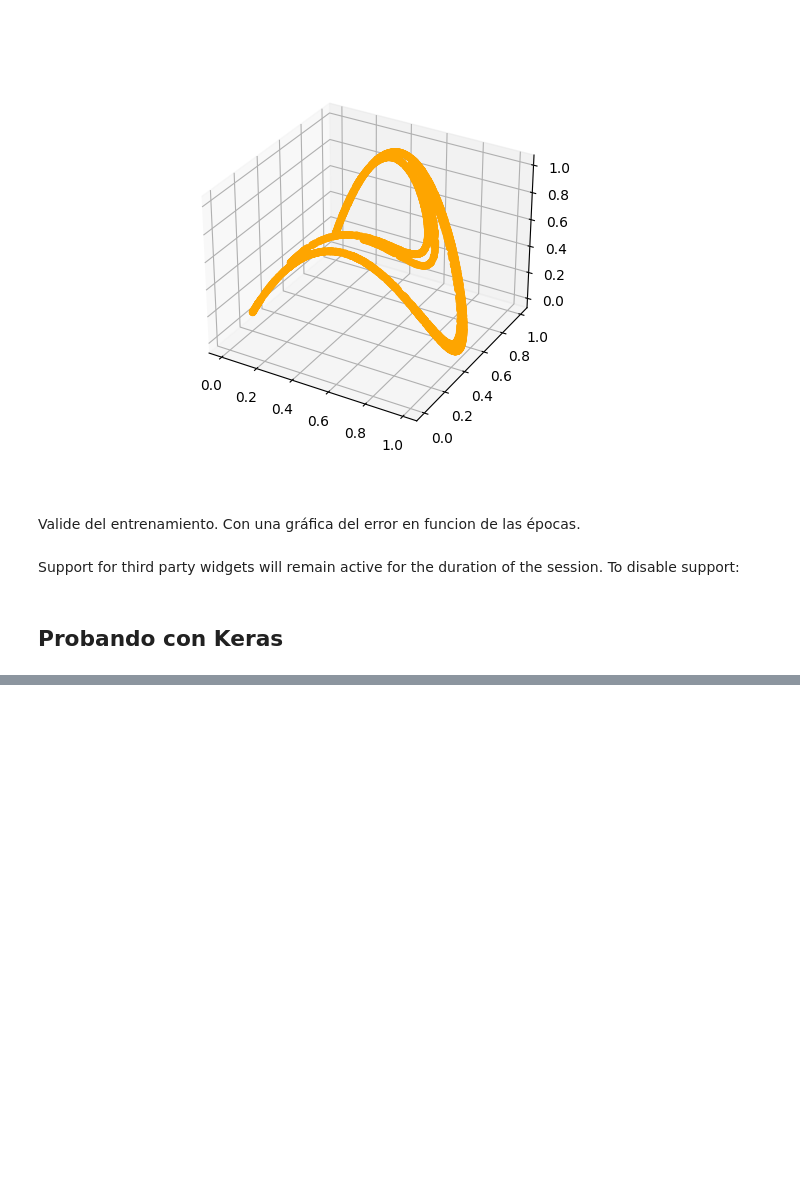
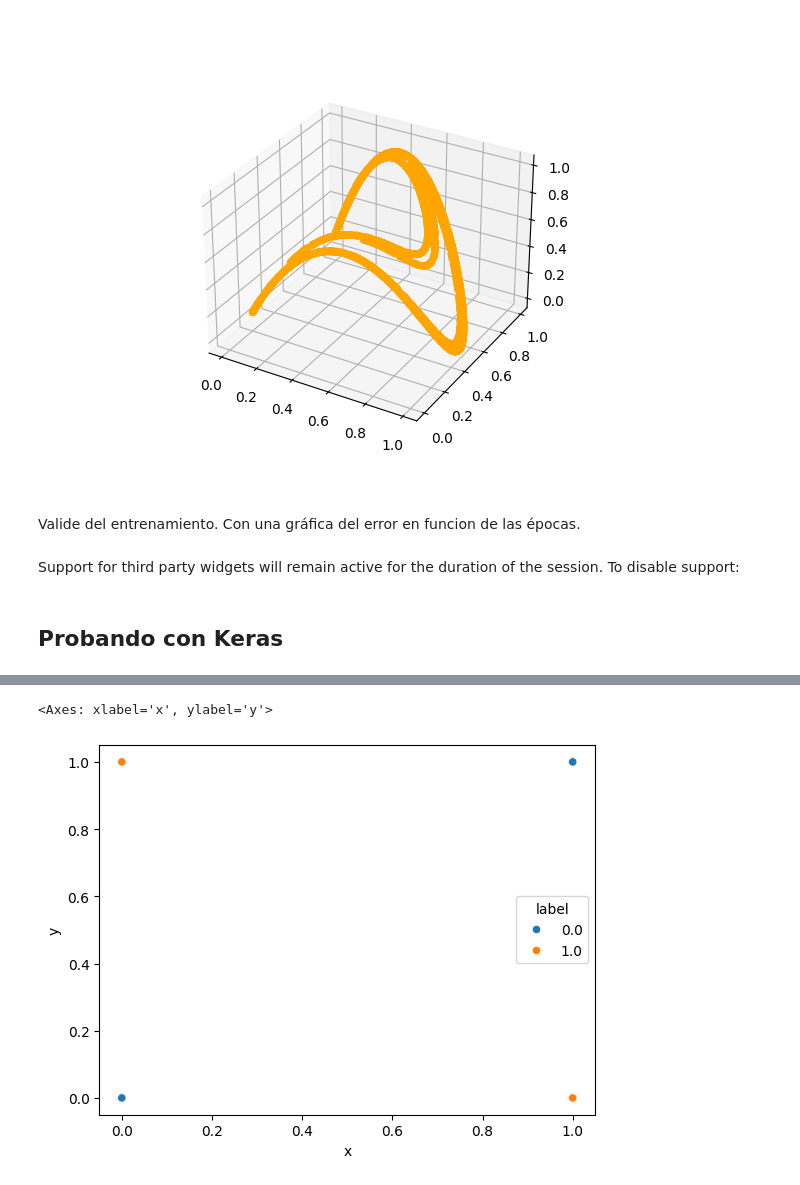
Before and after one commit to AndyMine12/practicasIA, a Jupyter notebook: Practica 3 - Forero Madera.ipynb, the cells around one changed output, grey strips where cells are left out. Saved outputs shown, nothing was run; the diff lists cells and outputs as text; code cells hidden in the pictures; blank space fills up the shorter version.

```diff
--- a/Practica 3 - Forero Madera.ipynb
+++ b/Practica 3 - Forero Madera.ipynb
@@ -260,22 +262,22 @@ for i in range(0, len(validation_data)):
   y.append(validation_data[i][0][1])
   labels.append(validation_data[i][1])
 
-# Get predicted labels
-input_data = [item[0] for item in validation_data]
-labels_pred : list[float] = predict_data(input_data)
+# # Get predicted labels
+# input_data = [item[0] for item in validation_data]
+# labels_pred : list[float] = predict_data(input_data)
 
-# Graph actual versus predictions
-grafica = plt.figure().add_subplot(projection = "3d")
-grafica.scatter(x, y, labels, color = "blue")
-grafica.scatter(x, y, labels_pred, color = "red")
-plt.show()
+# # Graph actual versus predictions
+# grafica = plt.figure().add_subplot(projection = "3d")
+# grafica.scatter(x, y, labels, color = "blue")
+# grafica.scatter(x, y, labels_pred, color = "red")
+# plt.show()
 
-# Calculate MSE
-error = 0
-for item in zip(labels, labels_pred):
-  error += np.power(item[0] - item[1], 2)
-error = error / len(labels)
-print("Mean Squared Error\n", error)
+# # Calculate MSE
+# error = 0
+# for item in zip(labels, labels_pred):
+#   error += np.power(item[0] - item[1], 2)
+# error = error / len(labels)
+# print("Mean Squared Error\n", error)
 # %% [markdown]
 Support for third party widgets will remain active for the duration of the session. To disable support:
 # %% [markdown]
@@ -333,3 +365,5 @@ model.fit(lst, lbls, epochs = 500)
 eval_lst = np.array([np.array(item) for item in zip(x, y)])
 
 predict_lbls = model.predict(eval_lst)
+scaled_lbls = [round(lbl[0], 0) for lbl in predict_lbls]
+print(scaled_lbls)
@@ -336,6 +373,12 @@ predict_lbls = model.predict(eval_lst)
 # %%
-grafica = plt.figure().add_subplot(projection = "3d")
-grafica.scatter(x, y, labels, color = "blue")
-grafica.scatter(x, y, predict_lbls, color = 'orange')
-plt.show()
+plot_dict: dict = {"x": x, "y": y, "label": scaled_lbls}
+
+seaborn.scatterplot(data= pd.DataFrame(plot_dict), x= "x", y= "y", hue= "label")
+# grafica = plt.figure().add_subplot(projection = "2d")
+# grafica.scatter(x, y, label=labels, color = "blue")
+# grafica.scatter(x, y, predict_lbls, color = 'orange')
+# plt.show()
+# %% [output]
+<Axes: xlabel='x', ylabel='y'>
+[figure, added]
 # %%
```
Also changed, not shown: parts of 4 cells of this notebook.
